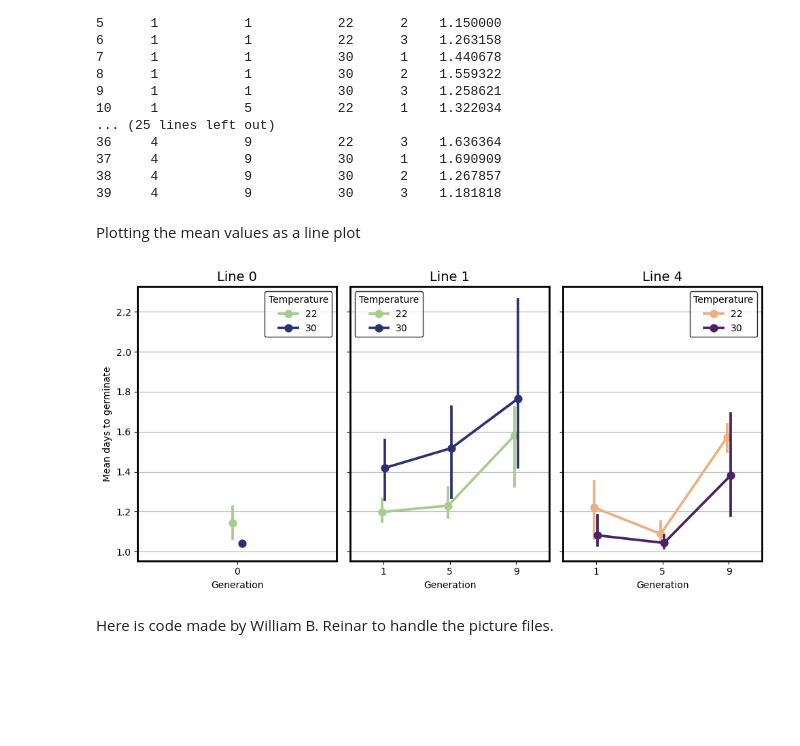
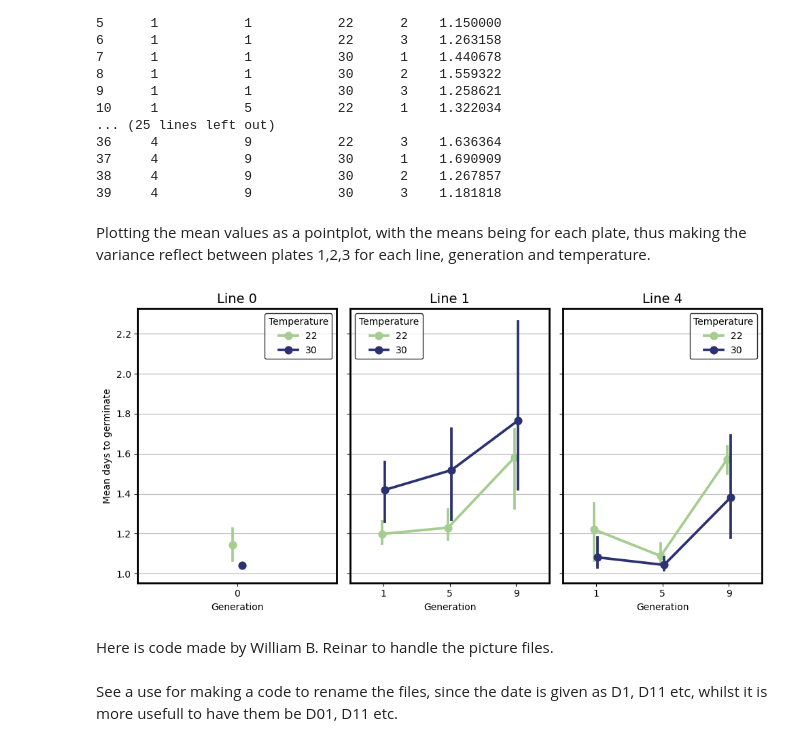
Before and after one commit to JoakimHaraldsvik/Germination, a Jupyter notebook: Germination_2025.ipynb, the cells around one changed output. Saved outputs shown, nothing was run; the diff lists cells and outputs as text; code cells hidden in the pictures; blank space fills up the shorter version.

```diff
--- a/Germination_2025.ipynb
+++ b/Germination_2025.ipynb
@@ -104,41 +104,41 @@ print(mean_germinated)
 38     4           9           30      2    1.267857
 39     4           9           30      3    1.181818
 # %% [markdown]
-Plotting the mean values as a line plot
+Plotting the mean values as a pointplot, with the means being for each plate, thus making the variance reflect between plates 1,2,3 for each line, generation and temperature.
 # %%
 #Setting default line width for plots
 plt.rcParams['axes.linewidth'] = 2
 
 plt.rcParams['axes.grid'] = True
 
 #Plotting mean germination time per plate
 f, axes = plt.subplots(ncols = 3, figsize = (10, 5), sharey = True)
 
 sns.pointplot(x = 'Generation', y = 'Germinated', data = mean_germinated[mean_germinated.Line == 0],
             hue = 'Temperature', ax = axes[0],  palette ="crest", dodge=True)
 
 sns.pointplot(x = 'Generation', y = 'Germinated', data = mean_germinated[mean_germinated.Line == 1],
             hue = 'Temperature', ax = axes[1],  palette ="crest", dodge=True)
 
 sns.pointplot(x = 'Generation', y = 'Germinated', data = mean_germinated[mean_germinated.Line == 4],
-            hue = 'Temperature', ax = axes[2],  palette ="flare", dodge=True)
+            hue = 'Temperature', ax = axes[2],  palette ="crest", dodge=True)
 
 #Setting titles, labels, and legends
 axes[0].set_title('Line 0', fontsize=14)
 axes[1].set_title('Line 1', fontsize=14)
 axes[2].set_title('Line 4', fontsize=14, y=1)
 axes[0].set(ylabel="Mean days to germinate")
 axes[0].legend(edgecolor = 'black', fontsize=12 , title="Temperature" ).set_visible(True)
 
 
 axes[0].legend(edgecolor = 'black', title="Temperature").set_visible(True)
 axes[1].legend(edgecolor = 'black', title="Temperature").set_visible(True)
 axes[2].legend(edgecolor = 'black', title="Temperature").set_visible(True)
 
 plt.tight_layout()
 plt.show()
 # %% [output]
-[figure, old version]
+[figure, new version]
 # %% [markdown]
 Here is code made by William B. Reinar to handle the picture files.
 # %%
@@ -181,3 +181,5 @@ for file in glob.glob('../data/GerminationAssay/BilderRaw/1.11.25_spiring_croppe
     #plt.savefig('../data/GerminationAssay/Bilder/RepBilde2.%s.white.png' % sample, dpi = 300)
     plt.show()
     figs[sample] = fig
+# %% [markdown]
+See a use for making a code to rename the files, since the date is given as D1, D11 etc, whilst it is more usefull to have them be D01, D11 etc.
```
Also changed, not shown: parts of 4 cells of this notebook.
